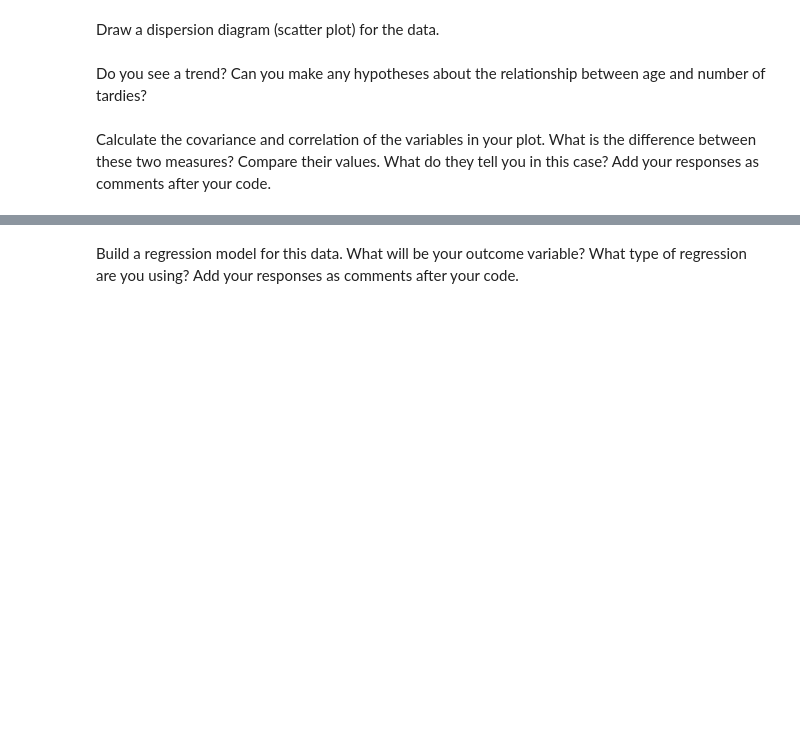
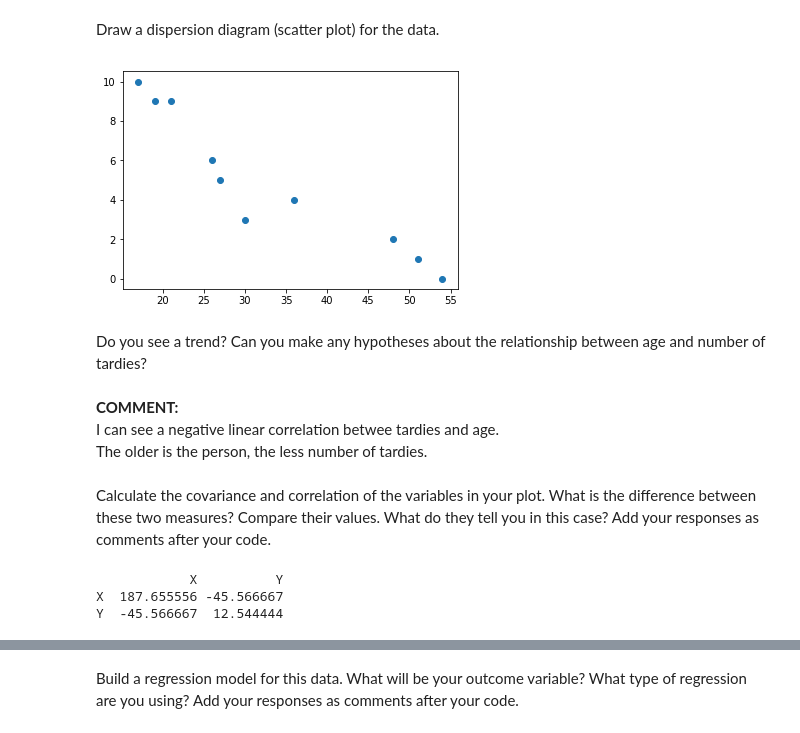
Before and after one commit to ta-datapt-bcn/lab-regression-analysis, a Jupyter notebook: your-code.ipynb, the cells around one changed output, grey strips where cells are left out. Saved outputs shown, nothing was run; the diff lists cells and outputs as text; code cells hidden in the pictures; blank space fills up the shorter version.

```diff
--- a/your-code.ipynb
+++ b/your-code.ipynb
@@ -33,6 +42,15 @@ student_data = pd.DataFrame({'X': [x_values], 'Y': [y_values]})
+# %%
+# Your code here.
+x_values = [17,51,27,21,36,48,19,26,54,30]
+y_values = [10,1,5,9,4,2,9,6,0,3]
+student_data = pd.DataFrame({'X': x_values, 'Y': y_values})
 # %% [markdown]
 Draw a dispersion diagram (scatter plot) for the data.
 # %%
 # Your code here.
+plt.scatter(student_data['X'], student_data['Y'])
+plt.show()
+# %% [output]
+[figure, added]
 # %% [markdown]
 Do you see a trend? Can you make any hypotheses about the relationship between age and number of tardies?
@@ -41,4 +57,16 @@ Do you see a trend? Can you make any hypotheses about the relationship between a
+# %% [markdown]
+**COMMENT:**<br>
+    I can see a negative linear correlation betwee tardies and age. <br>
+    The older is the person, the less number of tardies.
 # %% [markdown]
 Calculate the covariance and correlation of the variables in your plot. What is the difference between these two measures? Compare their values. What do they tell you in this case? Add your responses as comments after your code.
+# %%
+#Covariance
+cov = student_data.cov()
+print(cov)
+# %% [output]
+            X          Y
+X  187.655556 -45.566667
+Y  -45.566667  12.544444
 # %%
 # Your response here.
```
Also changed, not shown: parts of 32 cells of this notebook, 1 other file.
